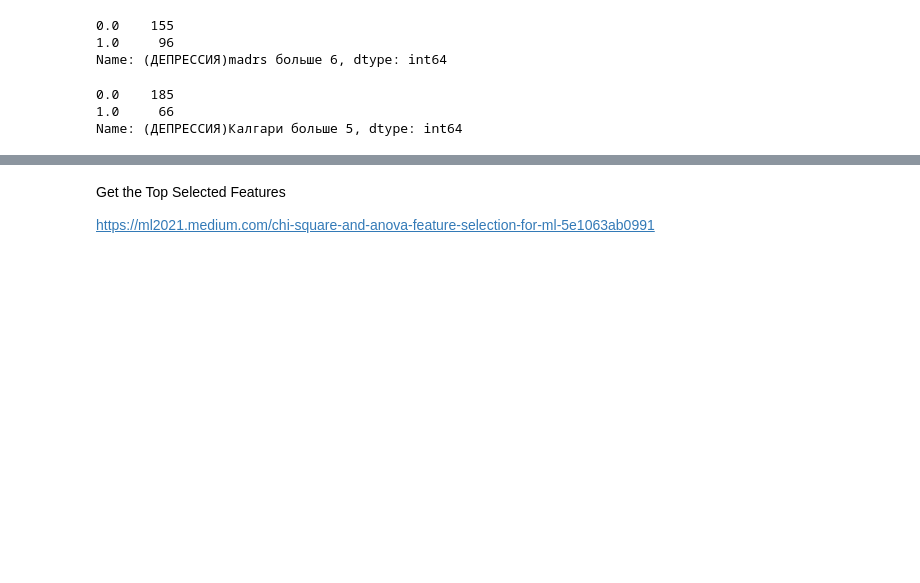
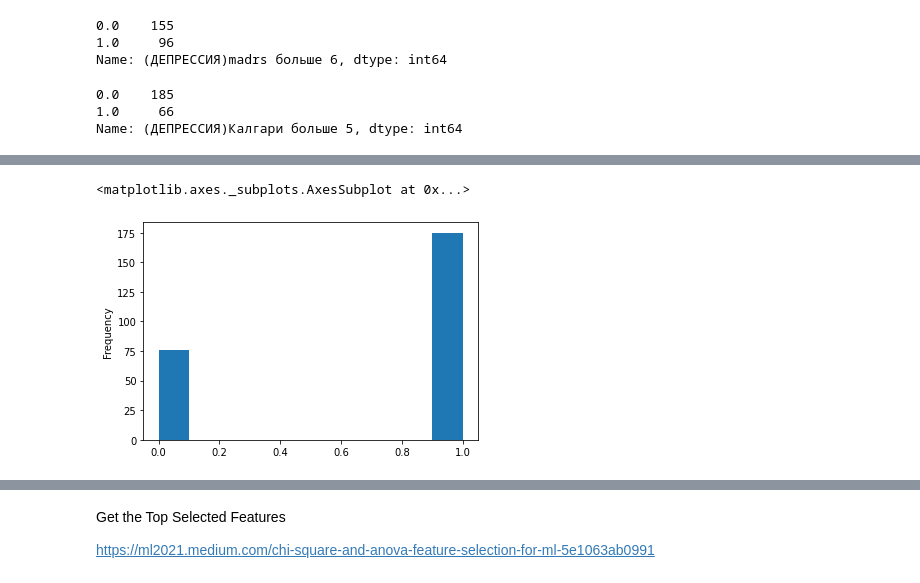
Before and after one commit to Nikitaion/mental_disorders, a Jupyter notebook: mental_disorders.ipynb, the cells around one changed output, grey strips where cells are left out. Saved outputs shown, nothing was run; the diff lists cells and outputs as text; code cells hidden in the pictures; blank space fills up the shorter version.

```diff
--- a/mental_disorders.ipynb
+++ b/mental_disorders.ipynb
@@ -315,0 +328,5 @@ X = data.drop(columns=['(СОН)psqi больше 6', '(ТРЕВОГА)Гаии
+# %%
+X['Пол'].plot.hist()
+# %% [output]
+<matplotlib.axes._subplots.AxesSubplot at 0x...>
+[figure, added]
```
Also changed, not shown: parts of 65 cells of this notebook.
